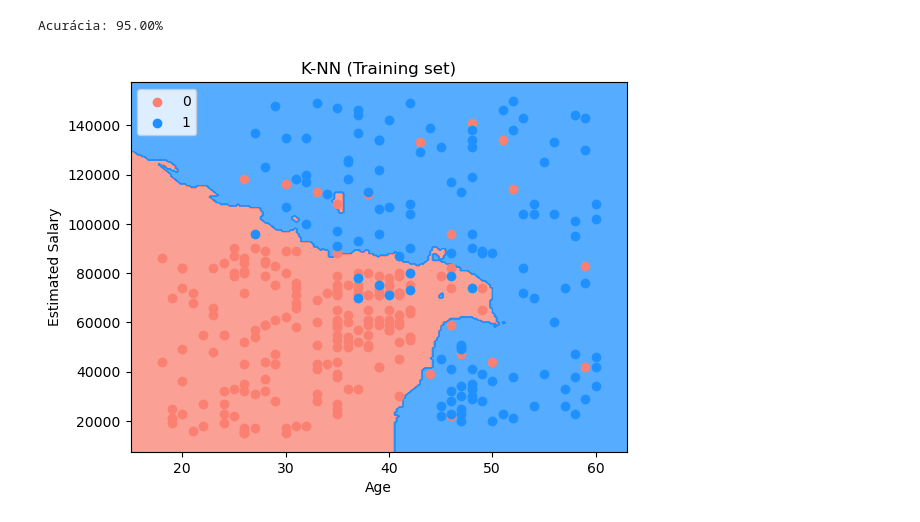
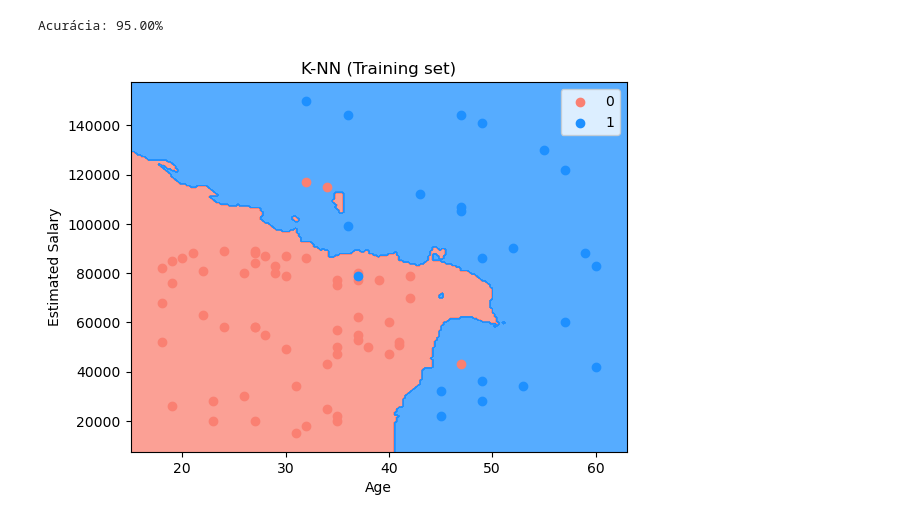
Before and after one commit to GabCosNev/Machine-Learning-Classification, a Jupyter notebook: K-NN/K-NN.ipynb, the cells around one changed output. Drawn from its saved outputs; the diff is of its cells as text; code cells hidden in the pictures.

```diff
--- a/K-NN/K-NN.ipynb
+++ b/K-NN/K-NN.ipynb
@@ -84,25 +85,25 @@ Acurácia: 95.00%
 # %%
 from matplotlib.colors import ListedColormap
 h = .02
-X0_min, X0_max = X_train[:, 0].min() - 1, X_train[:, 0].max() + 1
-X1_min, X1_max = X_train[:, 1].min() - 1, X_train[:, 1].max() + 1
+X0_min, X0_max = X_test[:, 0].min() - 1, X_test[:, 0].max() + 1
+X1_min, X1_max = X_test[:, 1].min() - 1, X_test[:, 1].max() + 1
 X0, X1 = np.meshgrid(np.arange(X0_min, X0_max, h), np.arange(X1_min, X1_max, h))
 X0_unscaled, X1_unscaled = sc.inverse_transform(np.c_[X0.ravel(), X1.ravel()]).T.reshape(2, X0.shape[0], X0.shape[1])
 colormap = ListedColormap(('salmon', 'dodgerblue'))
 plt.contourf(X0_unscaled, X1_unscaled, classifier.predict(np.c_[X0.ravel(), X1.ravel()]).reshape(X0.shape),
              alpha=0.75, cmap=colormap)
-X_set, y_set = sc.inverse_transform(X_train), y_train
+X_set, y_set = sc.inverse_transform(X_test), y_test
 for i, j in enumerate(np.unique(y_set)):
     plt.scatter(X_set[y_set == j, 0], X_set[y_set == j, 1], color=colormap(i), label=j)
 xLower, xUpper = min(X_set[:, 0]), max(X_set[:, 0])
 yLower, yUpper = min(X_set[:, 1]), max(X_set[:, 1])
 xMargin, yMargin = xUpper * 0.05, yUpper * 0.05
 plt.xlim(xLower - xMargin, xUpper + xMargin)
 plt.ylim(yLower - yMargin, yUpper + yMargin)
 plt.title("K-NN (Training set)")
 plt.xlabel("Age")
 plt.ylabel("Estimated Salary")
 plt.legend()
 plt.show()
 # %% [output]
-[figure, old version]
+[figure, new version]
```
Also changed, not shown: parts of 1 cell of this notebook.
